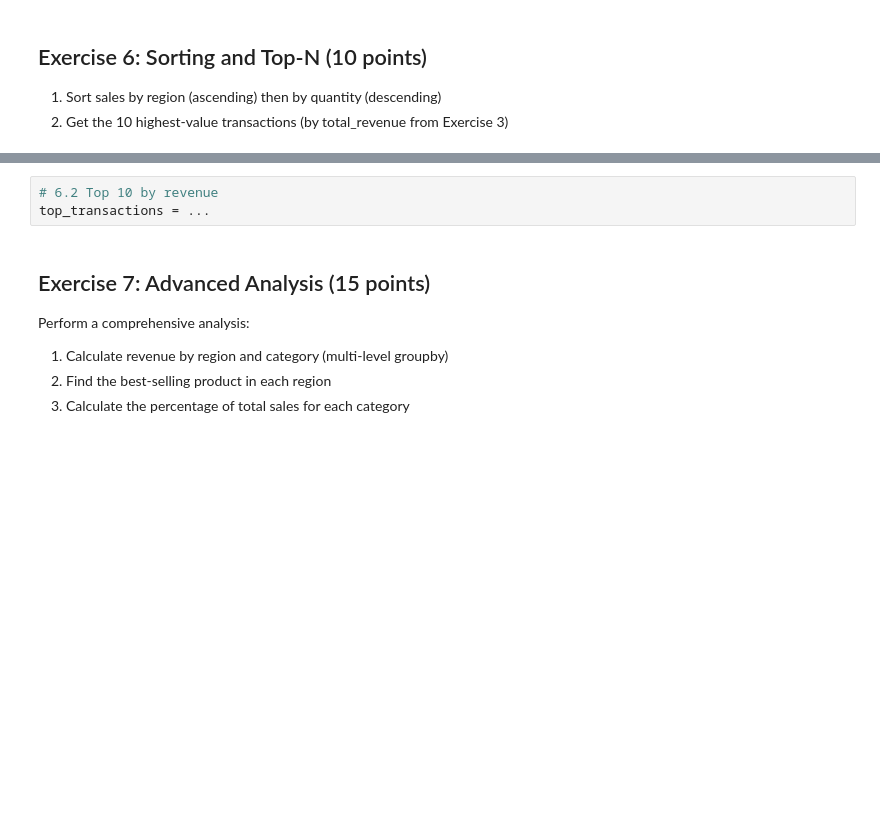
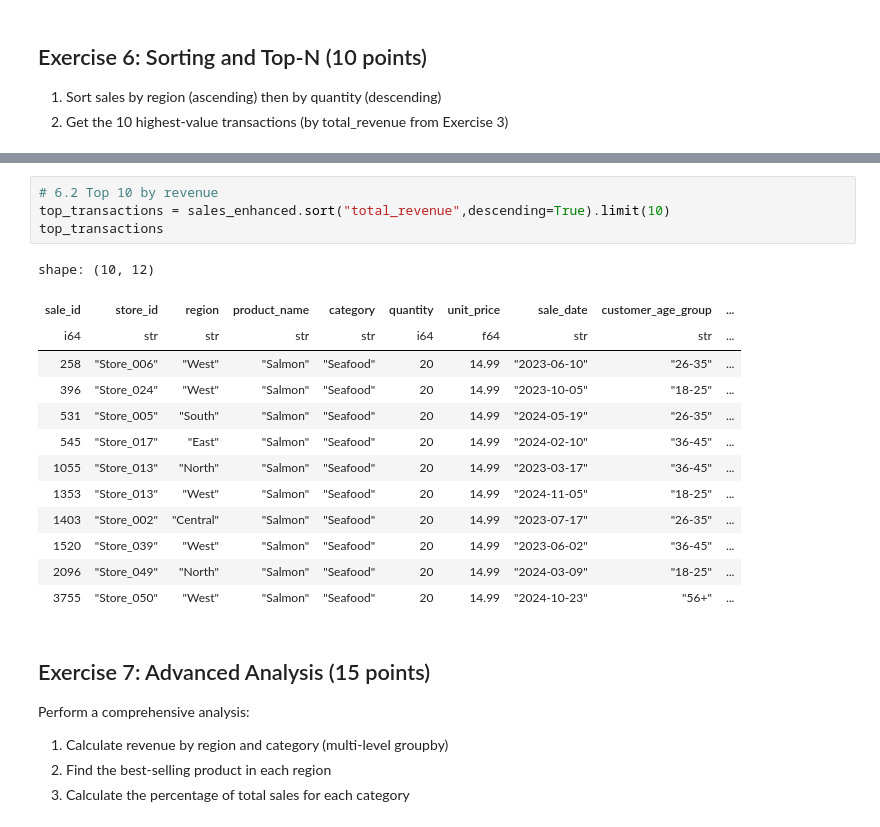
Before and after one commit to Navenkumar-Balasubramaniam/00-General, a Jupyter notebook: 18 Polars/exercise 2/s02_data_manipulation_homework.ipynb, the cells around one changed output, grey strips where cells are left out. Saved outputs shown, nothing was run; the diff lists cells and outputs as text; blank space fills up the shorter version.

```diff
--- a/18 Polars/exercise 2/s02_data_manipulation_homework.ipynb
+++ b/18 Polars/exercise 2/s02_data_manipulation_homework.ipynb
@@ -197,6 +207,21 @@ sorted_sales = ...
 # %%
 # 6.2 Top 10 by revenue
-top_transactions = ...
+top_transactions = sales_enhanced.sort("total_revenue",descending=True).limit(10)
+top_transactions
+# %% [output]
+shape: (10, 12)
+| sale_id | store_id | region | product_name | category | quantity | unit_price | sale_date | customer_age_group | ... |
+| i64 | str | str | str | str | i64 | f64 | str | str | ... |
+| 258 | "Store_006" | "West" | "Salmon" | "Seafood" | 20 | 14.99 | "2023-06-10" | "26-35" | ... |
+| 396 | "Store_024" | "West" | "Salmon" | "Seafood" | 20 | 14.99 | "2023-10-05" | "18-25" | ... |
+| 531 | "Store_005" | "South" | "Salmon" | "Seafood" | 20 | 14.99 | "2024-05-19" | "26-35" | ... |
+| 545 | "Store_017" | "East" | "Salmon" | "Seafood" | 20 | 14.99 | "2024-02-10" | "36-45" | ... |
+| 1055 | "Store_013" | "North" | "Salmon" | "Seafood" | 20 | 14.99 | "2023-03-17" | "36-45" | ... |
+| 1353 | "Store_013" | "West" | "Salmon" | "Seafood" | 20 | 14.99 | "2024-11-05" | "18-25" | ... |
+| 1403 | "Store_002" | "Central" | "Salmon" | "Seafood" | 20 | 14.99 | "2023-07-17" | "26-35" | ... |
+| 1520 | "Store_039" | "West" | "Salmon" | "Seafood" | 20 | 14.99 | "2023-06-02" | "36-45" | ... |
+| 2096 | "Store_049" | "North" | "Salmon" | "Seafood" | 20 | 14.99 | "2024-03-09" | "18-25" | ... |
+| 3755 | "Store_050" | "West" | "Salmon" | "Seafood" | 20 | 14.99 | "2024-10-23" | "56+" | ... |
 # %% [markdown]
 ## Exercise 7: Advanced Analysis (15 points)
 
```
Also changed, not shown: parts of 1 cell of this notebook.
